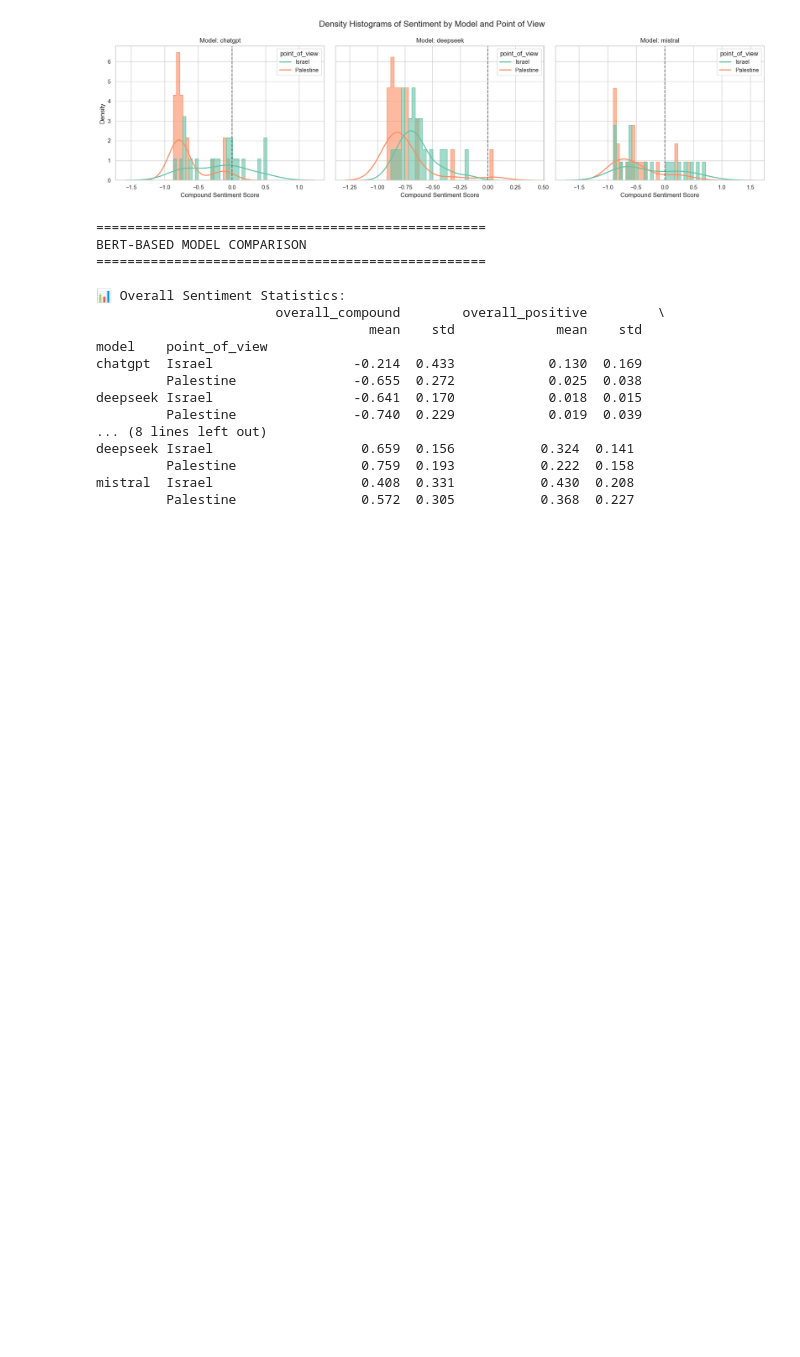
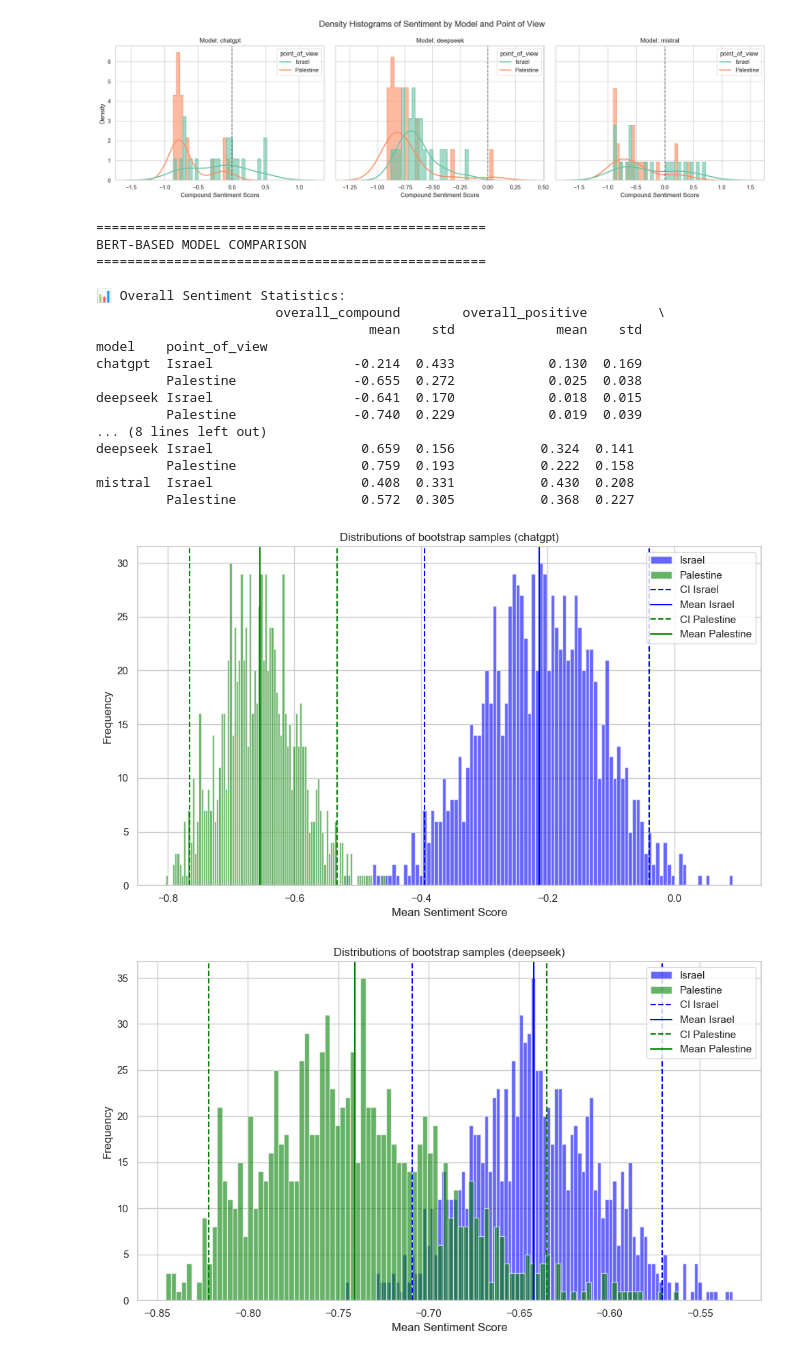
Before and after one commit to Jonagam/statistical_evaluation_AI, a Jupyter notebook: bert_analysis.ipynb, the cells around one changed output. Saved outputs shown, nothing was run; the diff lists cells and outputs as text; code cells hidden in the pictures; blank space fills up the shorter version.

```diff
--- a/bert_analysis.ipynb
+++ b/bert_analysis.ipynb
@@ -780,3 +778,20 @@ deepseek Israel                   0.659  0.156           0.324  0.141
          Palestine                0.759  0.193           0.222  0.158
 mistral  Israel                   0.408  0.331           0.430  0.208
          Palestine                0.572  0.305           0.368  0.227
+# %%
+# Bootstrap n samples of the calculated sentiment scores
+
+# Function that creates new df's that seperate the original df by 'model' and then by 'point_of_view'
+chatgpt_israel = seperate_df(results_df, "chatgpt", "Israel")
+chatgpt_palestine = seperate_df(results_df, "chatgpt", "Palestine")
+deepseek_israel = seperate_df(results_df, "deepseek", "Israel")
+deepseek_palestine= seperate_df(results_df, "deepseek", "Palestine")
+mistral_israel = seperate_df(results_df, "mistral", "Israel")
+mistral_palestine = seperate_df(results_df, "mistral", "Palestine")
+
+plot_bootstrappings(chatgpt_israel, chatgpt_palestine, "chatgpt", "Israel", "Palestine")
+plot_bootstrappings(deepseek_israel, deepseek_palestine, "deepseek", "Israel", "Palestine")
+plot_bootstrappings(mistral_israel, mistral_palestine, "mistral", "Israel", "Palestine")
+# %% [output]
+[figure, added]
+[figure, added]
```
Also changed, not shown: parts of 11 cells of this notebook.
